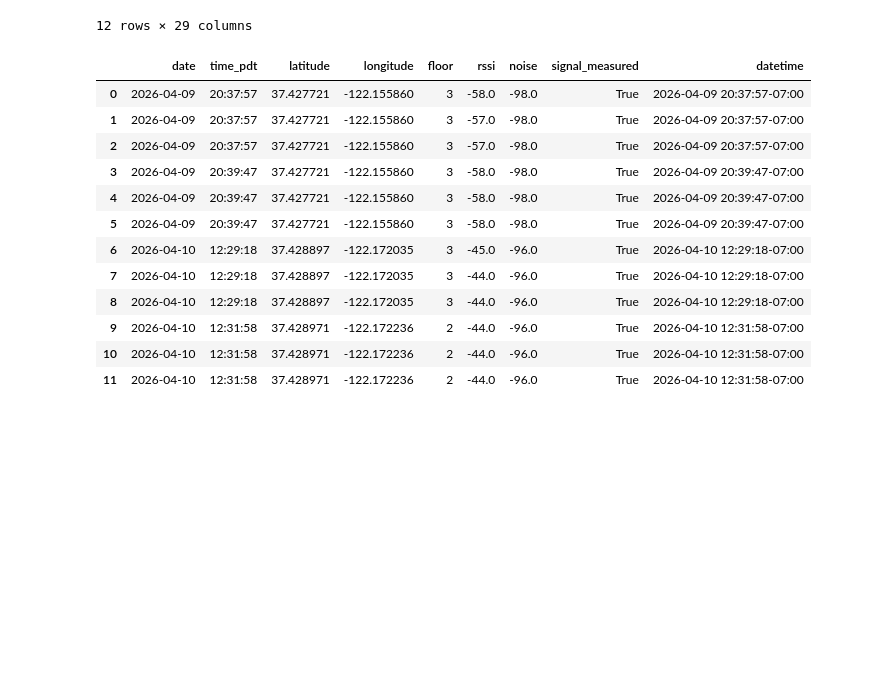
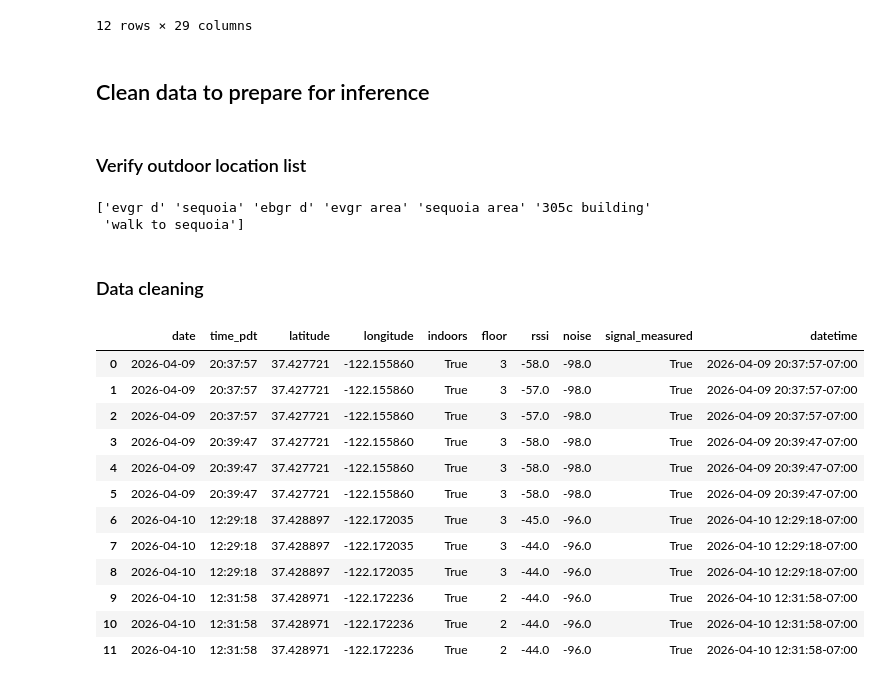
Before and after one commit to kevinzluo/where-my-wifi, a Jupyter notebook: code/data cleaning.ipynb, the cells around one changed output. Cells and saved outputs as stored; diff of their text form; code cells hidden in the pictures; blank space fills up the shorter version.

Commit message:
added indoor/outdoor data, added some more documentation

```diff
--- a/code/data cleaning.ipynb
+++ b/code/data cleaning.ipynb
@@ -196,43 +203,58 @@ Selected coordinate coverage: 582 phone GPS, 273 mac CoreLocation, 96 legacy Cor
 | 10 | b5760ea5-84ff-4ea9-a370-8306d5ab65f3 | 1 | kevin | sequoia | 2 | sequoia fyo | 2026-04-10T19:31:58.942286+00:00 | ... |
 | 11 | b5760ea5-84ff-4ea9-a370-8306d5ab65f3 | 2 | kevin | sequoia | 2 | sequoia fyo | 2026-04-10T19:31:58.942286+00:00 | ... |
 12 rows × 29 columns
+# %% [markdown]
+## Clean data to prepare for inference
+# %% [markdown]
+### Verify outdoor location list
+# %%
+print(wifi_df['building'].unique())
+# %% [output]
+['evgr d' 'sequoia' 'ebgr d' 'evgr area' 'sequoia area' '305c building'
+ 'walk to sequoia']
+# %%
+OUTDOOR_LOCS = ['evgr area', 'sequoia area', 'walk to sequoia']
+# %% [markdown]
+### Data cleaning
 # %%
 # grab "interesting" columns, drop anything without location
-df_clean = wifi_df[['floor',
+df_clean = wifi_df[['building', 'floor',
                     'selected_location_timestamp',
                     'selected_latitude',
                     'selected_longitude',
                     'wdutil_rssi_effective_dbm',
                     'wdutil_noise_effective_dbm',
                     'wdutil_zero_placeholder']].copy()
 df_clean = df_clean.dropna(subset=['selected_latitude', 'selected_longitude'])
 df_clean['wdutil_zero_placeholder'] = ~df_clean['wdutil_zero_placeholder']
-df_clean.columns = ['floor', 'datetime', 'latitude', 'longitude', 'rssi', 'noise', 'signal_measured']
+df_clean.columns = ['building', 'floor', 'datetime', 'latitude', 'longitude', 'rssi', 'noise', 'signal_measured']
+
+df_clean['indoors'] = ~df_clean['building'].isin(OUTDOOR_LOCS)
 
 from datetime import timezone, timedelta
 
 # convert to datetime and all to PDT
 df_clean['datetime'] = pd.to_datetime(df_clean['datetime'], format='mixed', utc=True).dt.tz_convert("America/Los_Angeles")
 df_clean['date'] = df_clean['datetime'].dt.date
 df_clean['time_pdt'] = df_clean['datetime'].dt.time
 
 # reorder columns
-df_clean = df_clean[['date', 'time_pdt', 'latitude', 'longitude', 'floor', 'rssi', 'noise', 'signal_measured', 'datetime']]
+df_clean = df_clean[['date', 'time_pdt', 'latitude', 'longitude', 'indoors', 'floor', 'rssi', 'noise', 'signal_measured', 'datetime']]
 
 
 write_wifi_dataframe(df_clean, '../data/df_clean.csv')
 display(df_clean.head(12))
 # %% [output]
-|  | date | time_pdt | latitude | longitude | floor | rssi | noise | signal_measured | datetime |
-| 0 | 2026-04-09 | 20:37:57 | 37.427721 | -122.155860 | 3 | -58.0 | -98.0 | True | 2026-04-09 20:37:57-07:00 |
-| 1 | 2026-04-09 | 20:37:57 | 37.427721 | -122.155860 | 3 | -57.0 | -98.0 | True | 2026-04-09 20:37:57-07:00 |
-| 2 | 2026-04-09 | 20:37:57 | 37.427721 | -122.155860 | 3 | -57.0 | -98.0 | True | 2026-04-09 20:37:57-07:00 |
-| 3 | 2026-04-09 | 20:39:47 | 37.427721 | -122.155860 | 3 | -58.0 | -98.0 | True | 2026-04-09 20:39:47-07:00 |
-| 4 | 2026-04-09 | 20:39:47 | 37.427721 | -122.155860 | 3 | -58.0 | -98.0 | True | 2026-04-09 20:39:47-07:00 |
-| 5 | 2026-04-09 | 20:39:47 | 37.427721 | -122.155860 | 3 | -58.0 | -98.0 | True | 2026-04-09 20:39:47-07:00 |
-| 6 | 2026-04-10 | 12:29:18 | 37.428897 | -122.172035 | 3 | -45.0 | -96.0 | True | 2026-04-10 12:29:18-07:00 |
-| 7 | 2026-04-10 | 12:29:18 | 37.428897 | -122.172035 | 3 | -44.0 | -96.0 | True | 2026-04-10 12:29:18-07:00 |
-| 8 | 2026-04-10 | 12:29:18 | 37.428897 | -122.172035 | 3 | -44.0 | -96.0 | True | 2026-04-10 12:29:18-07:00 |
-| 9 | 2026-04-10 | 12:31:58 | 37.428971 | -122.172236 | 2 | -44.0 | -96.0 | True | 2026-04-10 12:31:58-07:00 |
-| 10 | 2026-04-10 | 12:31:58 | 37.428971 | -122.172236 | 2 | -44.0 | -96.0 | True | 2026-04-10 12:31:58-07:00 |
-| 11 | 2026-04-10 | 12:31:58 | 37.428971 | -122.172236 | 2 | -44.0 | -96.0 | True | 2026-04-10 12:31:58-07:00 |
+|  | date | time_pdt | latitude | longitude | indoors | floor | rssi | noise | signal_measured | datetime |
+| 0 | 2026-04-09 | 20:37:57 | 37.427721 | -122.155860 | True | 3 | -58.0 | -98.0 | True | 2026-04-09 20:37:57-07:00 |
+| 1 | 2026-04-09 | 20:37:57 | 37.427721 | -122.155860 | True | 3 | -57.0 | -98.0 | True | 2026-04-09 20:37:57-07:00 |
+| 2 | 2026-04-09 | 20:37:57 | 37.427721 | -122.155860 | True | 3 | -57.0 | -98.0 | True | 2026-04-09 20:37:57-07:00 |
+| 3 | 2026-04-09 | 20:39:47 | 37.427721 | -122.155860 | True | 3 | -58.0 | -98.0 | True | 2026-04-09 20:39:47-07:00 |
+| 4 | 2026-04-09 | 20:39:47 | 37.427721 | -122.155860 | True | 3 | -58.0 | -98.0 | True | 2026-04-09 20:39:47-07:00 |
+| 5 | 2026-04-09 | 20:39:47 | 37.427721 | -122.155860 | True | 3 | -58.0 | -98.0 | True | 2026-04-09 20:39:47-07:00 |
+| 6 | 2026-04-10 | 12:29:18 | 37.428897 | -122.172035 | True | 3 | -45.0 | -96.0 | True | 2026-04-10 12:29:18-07:00 |
+| 7 | 2026-04-10 | 12:29:18 | 37.428897 | -122.172035 | True | 3 | -44.0 | -96.0 | True | 2026-04-10 12:29:18-07:00 |
+| 8 | 2026-04-10 | 12:29:18 | 37.428897 | -122.172035 | True | 3 | -44.0 | -96.0 | True | 2026-04-10 12:29:18-07:00 |
+| 9 | 2026-04-10 | 12:31:58 | 37.428971 | -122.172236 | True | 2 | -44.0 | -96.0 | True | 2026-04-10 12:31:58-07:00 |
+| 10 | 2026-04-10 | 12:31:58 | 37.428971 | -122.172236 | True | 2 | -44.0 | -96.0 | True | 2026-04-10 12:31:58-07:00 |
+| 11 | 2026-04-10 | 12:31:58 | 37.428971 | -122.172236 | True | 2 | -44.0 | -96.0 | True | 2026-04-10 12:31:58-07:00 |
```
Also changed, not shown: parts of 4 cells of this notebook, 2 other files.
